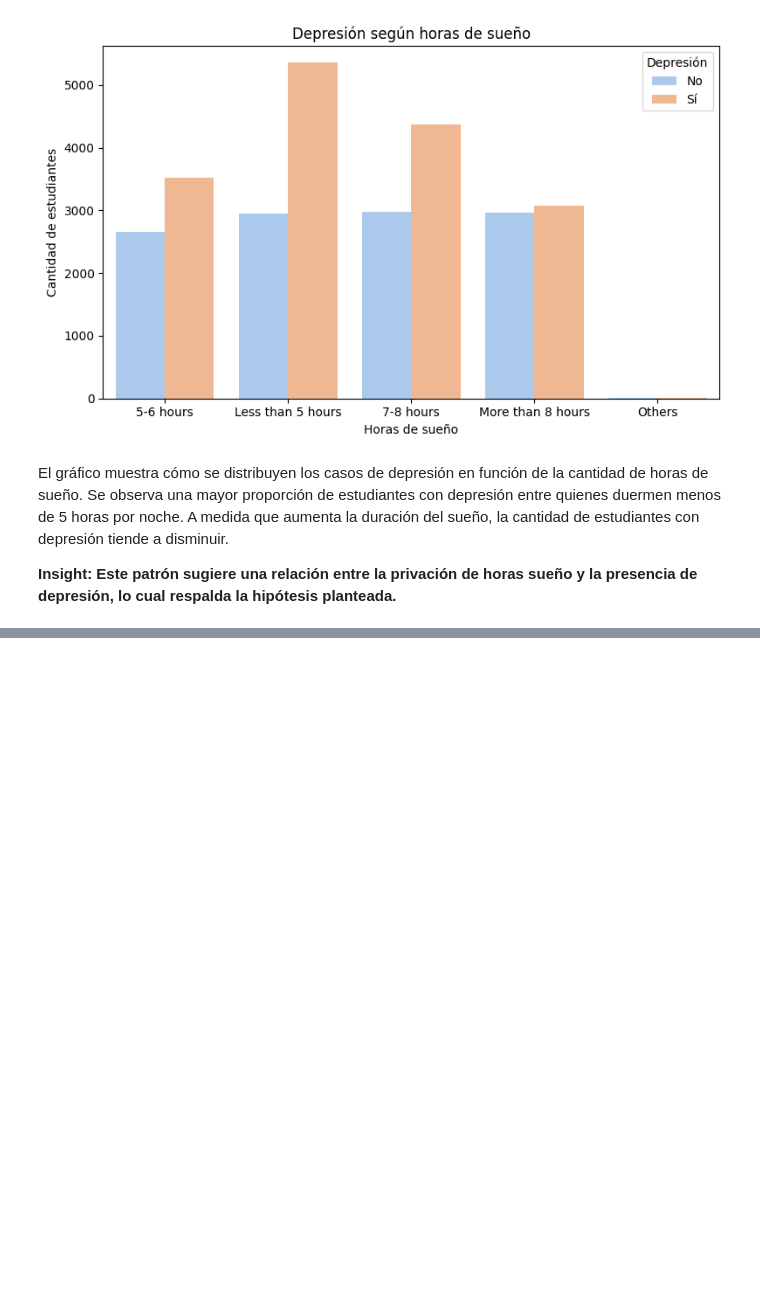
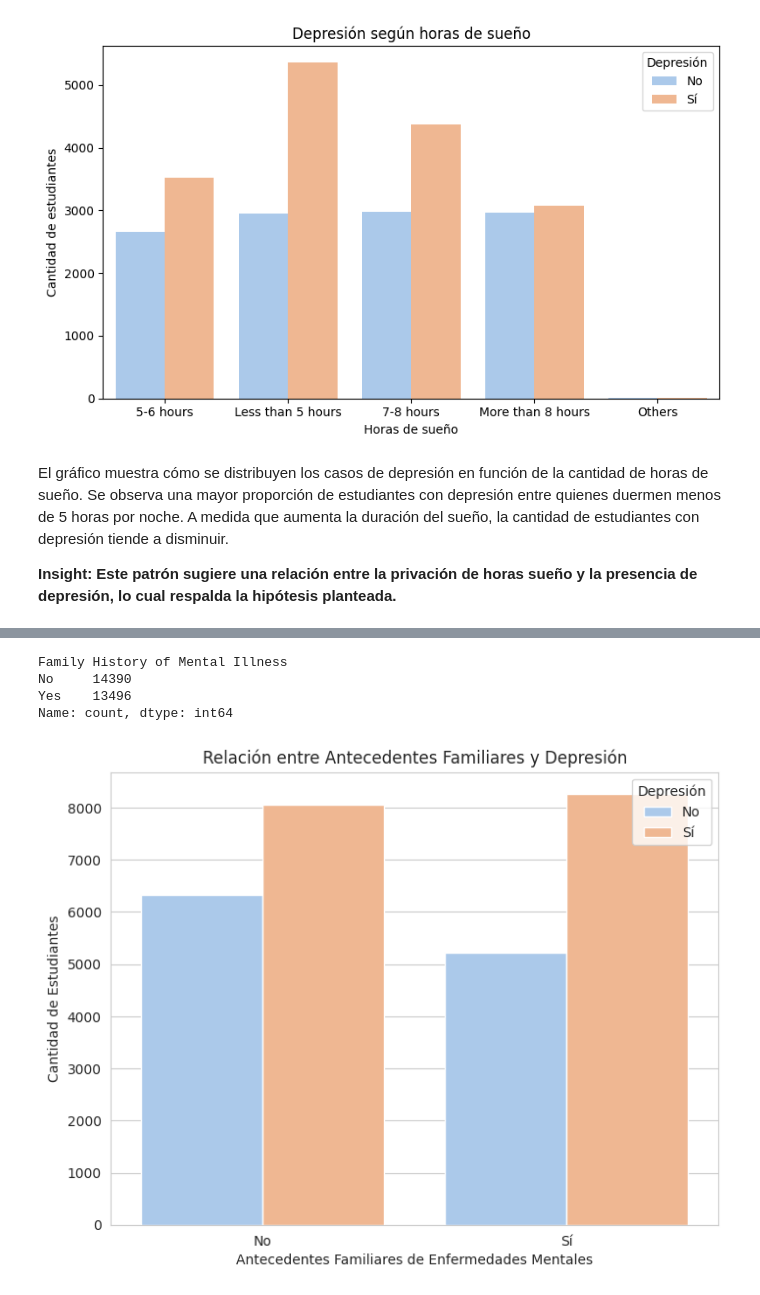
Before and after one commit to FlorMauves/ProyectoDS_StudentDepression_MauvesinTogel, a Jupyter notebook: ProyectoDS_StudenDepression_MauvesinTogel.ipynb, the cells around one changed output, grey strips where cells are left out. Cells and saved outputs as stored; diff of their text form; code cells hidden in the pictures; blank space fills up the shorter version.

```diff
--- a/ProyectoDS_StudenDepression_MauvesinTogel.ipynb
+++ b/ProyectoDS_StudenDepression_MauvesinTogel.ipynb
@@ -561,0 +656,20 @@ El gráfico muestra cómo se distribuyen los casos de depresión en función de
+# %%
+# Verificar los valores únicos en la columna de antecedentes familiares
+print(df['Family History of Mental Illness'].value_counts())
+# %% [output]
+Family History of Mental Illness
+No     14390
+Yes    13496
+Name: count, dtype: int64
+# %%
+# Crear gráfico de barras para ver la relación entre antecedentes familiares y depresión
+plt.figure(figsize=(8, 6))
+sns.countplot(x='Family History of Mental Illness', hue='Depression', data=df, palette='pastel')
+plt.title('Relación entre Antecedentes Familiares y Depresión')
+plt.xlabel('Antecedentes Familiares de Enfermedades Mentales')
+plt.ylabel('Cantidad de Estudiantes')
+plt.xticks([0, 1], ['No', 'Sí'])
+plt.legend(title='Depresión', loc='upper right', labels=['No', 'Sí'])
+plt.show()
+# %% [output]
+[figure, added]
```
Also changed, not shown: parts of 17 cells of this notebook.
